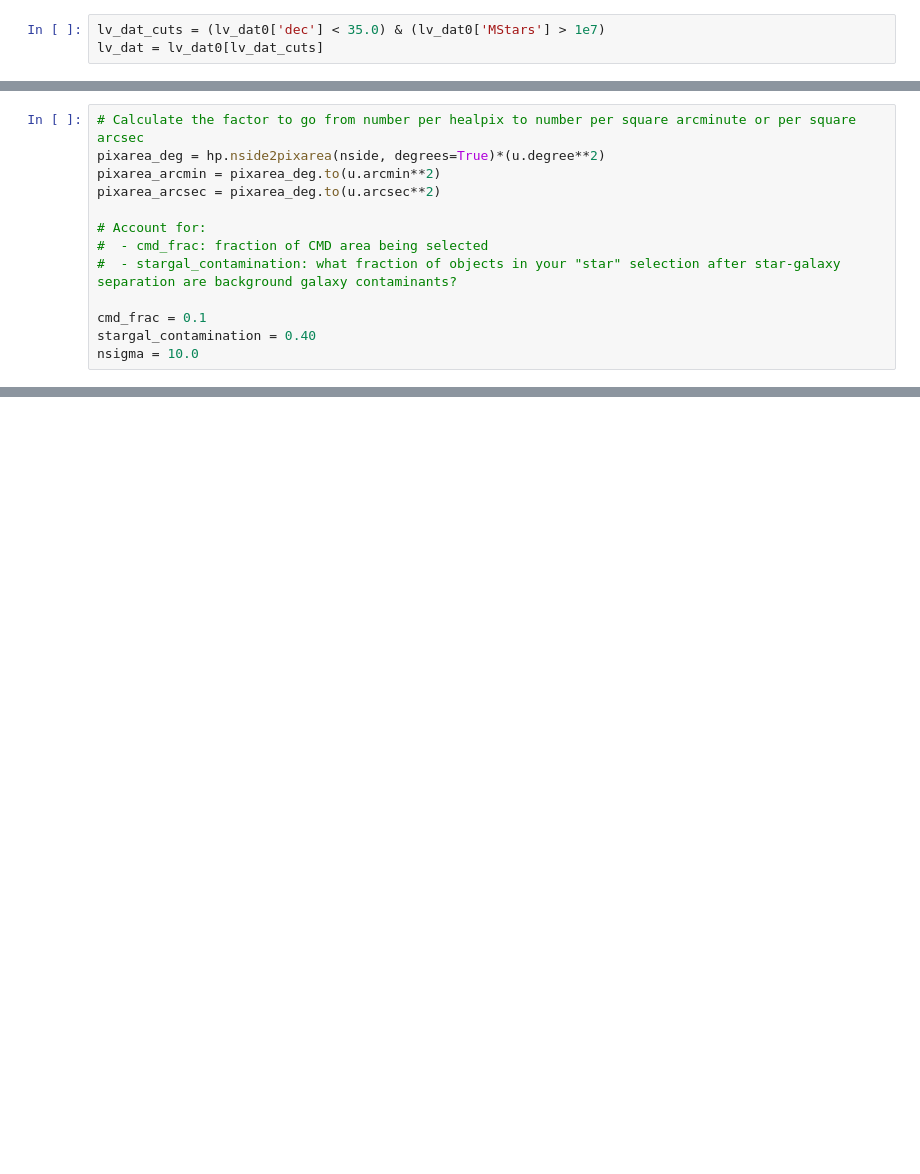
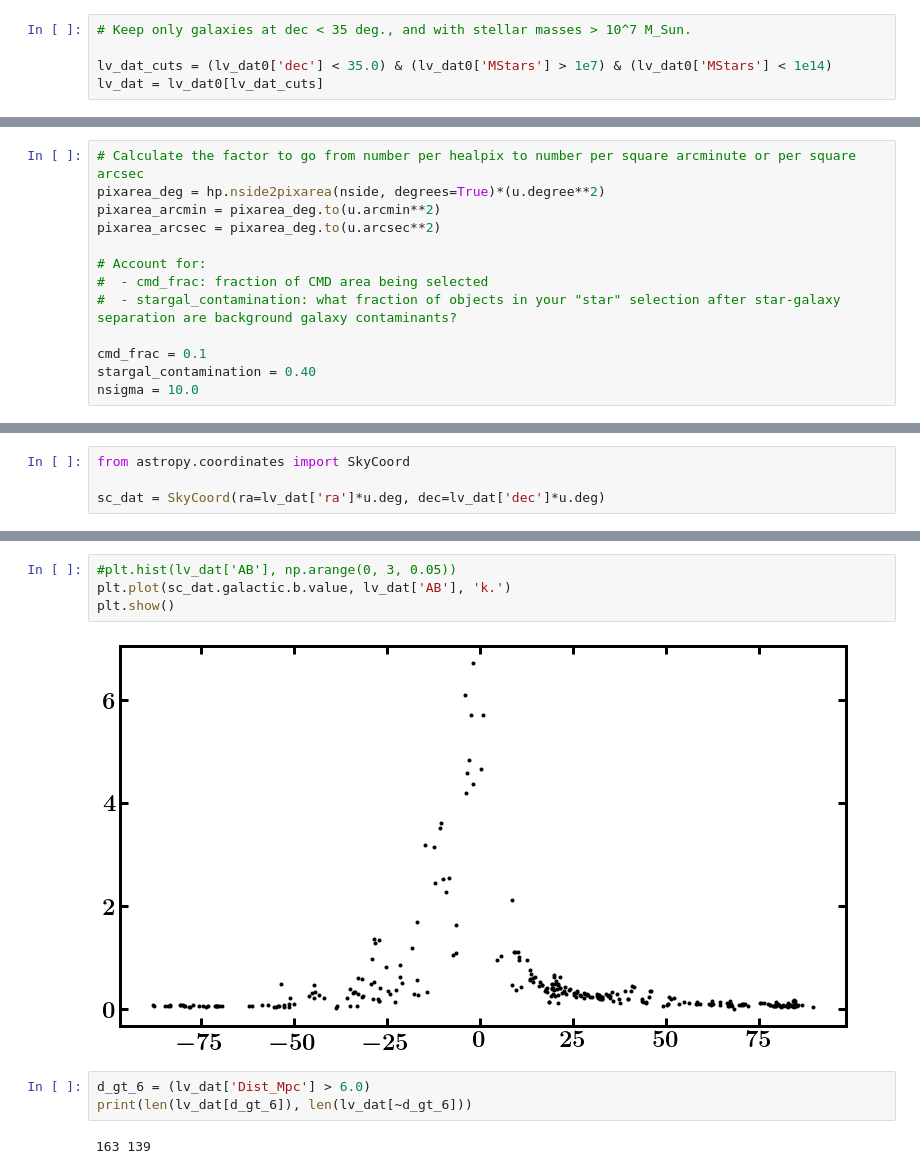
Before and after one commit to jeffcarlin/SMWLV-metrics, a Jupyter notebook: notebooks/LV_metric_exploreCadences_LVgxs.ipynb, the cells around one changed output, grey strips where cells are left out. Saved outputs shown, nothing was run; the diff lists cells and outputs as text; blank space fills up the shorter version.

```diff
--- a/notebooks/LV_metric_exploreCadences_LVgxs.ipynb
+++ b/notebooks/LV_metric_exploreCadences_LVgxs.ipynb
@@ -28,5 +30,7 @@ from mafContrib.LSSObsStrategy.galaxyCountsMetric_extended import GalaxyCountsMe
 # %%
 lv_dat0 = fits.getdata('lsst_galaxies_1p25to9Mpc_table.fits')
 # %%
-lv_dat_cuts = (lv_dat0['dec'] < 35.0) & (lv_dat0['MStars'] > 1e7)
+# Keep only galaxies at dec < 35 deg., and with stellar masses > 10^7 M_Sun.
+
+lv_dat_cuts = (lv_dat0['dec'] < 35.0) & (lv_dat0['MStars'] > 1e7) & (lv_dat0['MStars'] < 1e14)
 lv_dat = lv_dat0[lv_dat_cuts]
@@ -468,0 +659,4 @@ flag_lim
+# %%
+from astropy.coordinates import SkyCoord
+
+sc_dat = SkyCoord(ra=lv_dat['ra']*u.deg, dec=lv_dat['dec']*u.deg)
@@ -468,0 +677,11 @@ flag_lim
+# %%
+#plt.hist(lv_dat['AB'], np.arange(0, 3, 0.05))
+plt.plot(sc_dat.galactic.b.value, lv_dat['AB'], 'k.')
+plt.show()
+# %% [output]
+[figure, added]
+# %%
+d_gt_6 = (lv_dat['Dist_Mpc'] > 6.0)
+print(len(lv_dat[d_gt_6]), len(lv_dat[~d_gt_6]))
+# %% [output]
+163 139
```
Also changed, not shown: parts of 35 cells of this notebook, 1 other file.
